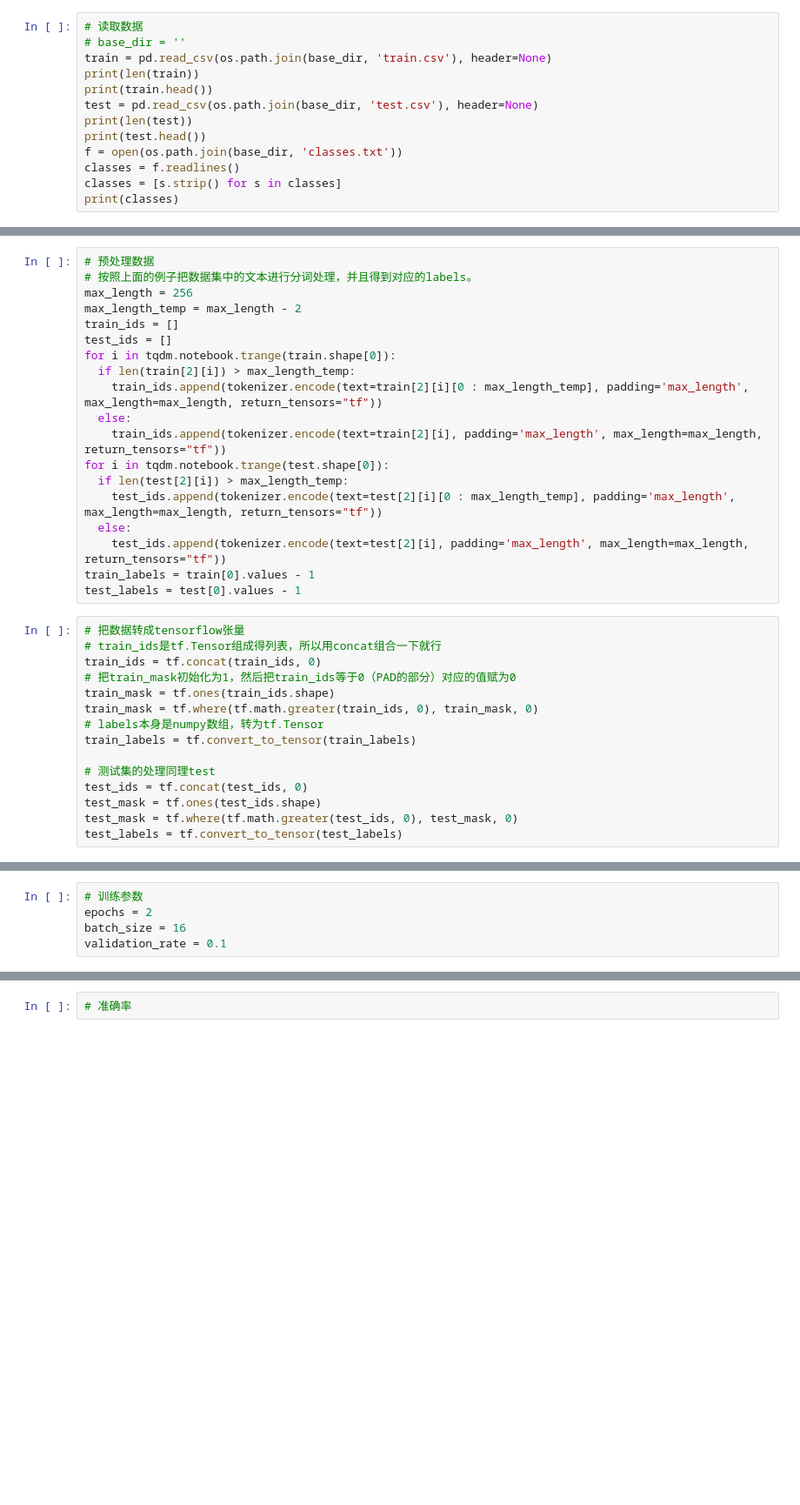
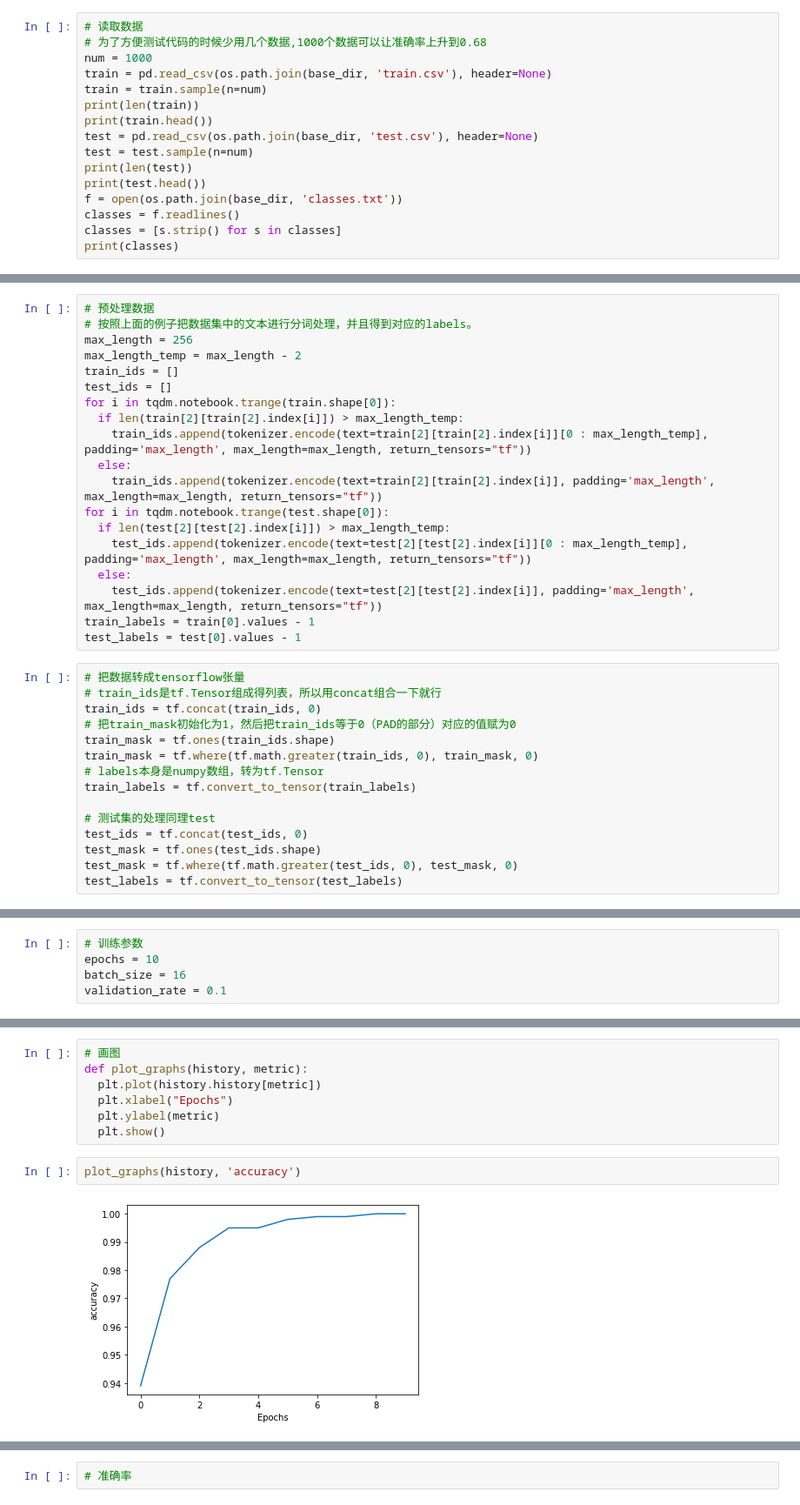
Before and after one commit to buzhangjiuzhou/DLfinal, a Jupyter notebook: bert_AGnews_3.ipynb, the cells around one changed output, grey strips where cells are left out. Shown: that part at 87% size. Cells and saved outputs as stored; diff of their text form; blank space fills up the shorter version.

```diff
--- a/bert_AGnews_3.ipynb
+++ b/bert_AGnews_3.ipynb
@@ -97,10 +120,13 @@ Downloading data from https://s3.amazonaws.com/fast-ai-nlp/ag_news_csv.tgz
 # %%
 # 读取数据
-# base_dir = ''
+# 为了方便测试代码的时候少用几个数据,1000个数据可以让准确率上升到0.68
+num = 1000
 train = pd.read_csv(os.path.join(base_dir, 'train.csv'), header=None)
+train = train.sample(n=num)
 print(len(train))
 print(train.head())
 test = pd.read_csv(os.path.join(base_dir, 'test.csv'), header=None)
+test = test.sample(n=num)
 print(len(test))
 print(test.head())
 f = open(os.path.join(base_dir, 'classes.txt'))
@@ -145,15 +168,15 @@ max_length_temp = max_length - 2
 train_ids = []
 test_ids = []
 for i in tqdm.notebook.trange(train.shape[0]):
-  if len(train[2][i]) > max_length_temp:
-    train_ids.append(tokenizer.encode(text=train[2][i][0 : max_length_temp], padding='max_length', max_length=max_length, return_tensors="tf"))
+  if len(train[2][train[2].index[i]]) > max_length_temp:
+    train_ids.append(tokenizer.encode(text=train[2][train[2].index[i]][0 : max_length_temp], padding='max_length', max_length=max_length, return_tensors="tf"))
   else:
-    train_ids.append(tokenizer.encode(text=train[2][i], padding='max_length', max_length=max_length, return_tensors="tf"))
+    train_ids.append(tokenizer.encode(text=train[2][train[2].index[i]], padding='max_length', max_length=max_length, return_tensors="tf"))
 for i in tqdm.notebook.trange(test.shape[0]):
-  if len(test[2][i]) > max_length_temp:
-    test_ids.append(tokenizer.encode(text=test[2][i][0 : max_length_temp], padding='max_length', max_length=max_length, return_tensors="tf"))
+  if len(test[2][test[2].index[i]]) > max_length_temp:
+    test_ids.append(tokenizer.encode(text=test[2][test[2].index[i]][0 : max_length_temp], padding='max_length', max_length=max_length, return_tensors="tf"))
   else:
-    test_ids.append(tokenizer.encode(text=test[2][i], padding='max_length', max_length=max_length, return_tensors="tf"))
+    test_ids.append(tokenizer.encode(text=test[2][test[2].index[i]], padding='max_length', max_length=max_length, return_tensors="tf"))
 train_labels = train[0].values - 1
 test_labels = test[0].values - 1
 # %%
@@ -195,7 +218,7 @@ tf.Tensor(
 tf.Tensor(2, shape=(), dtype=int64)
 # %%
 # 训练参数
-epochs = 2
+epochs = 10
 batch_size = 16
 validation_rate = 0.1
 # %%
@@ -234,0 +311,11 @@ model.evaluate(x=[test_ids, test_mask],
+# %%
+# 画图
+def plot_graphs(history, metric):
+  plt.plot(history.history[metric])
+  plt.xlabel("Epochs")
+  plt.ylabel(metric)
+  plt.show()
+# %%
+plot_graphs(history, 'accuracy')
+# %% [output]
+[figure, added]
```
Also changed, not shown: parts of 15 cells of this notebook.
